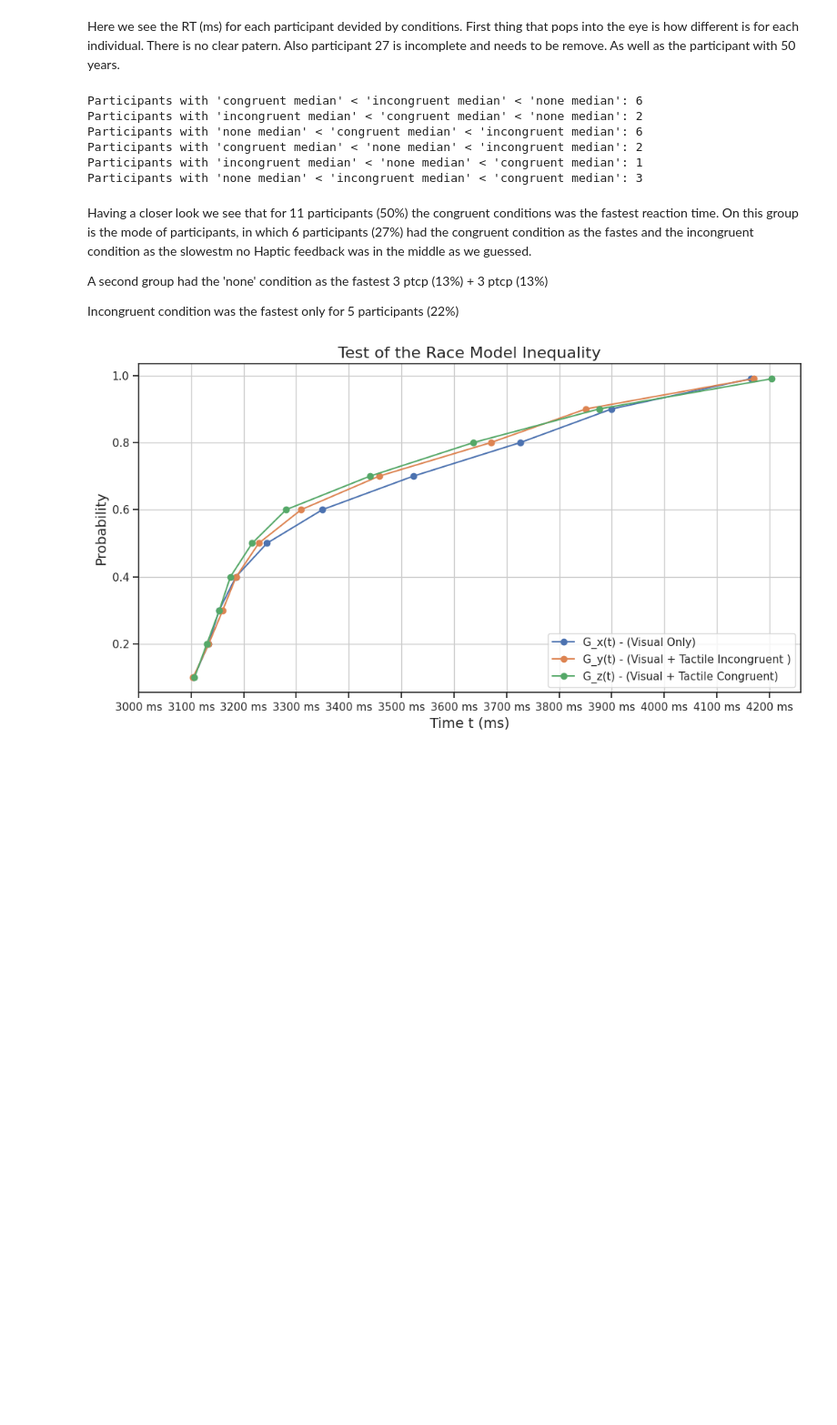
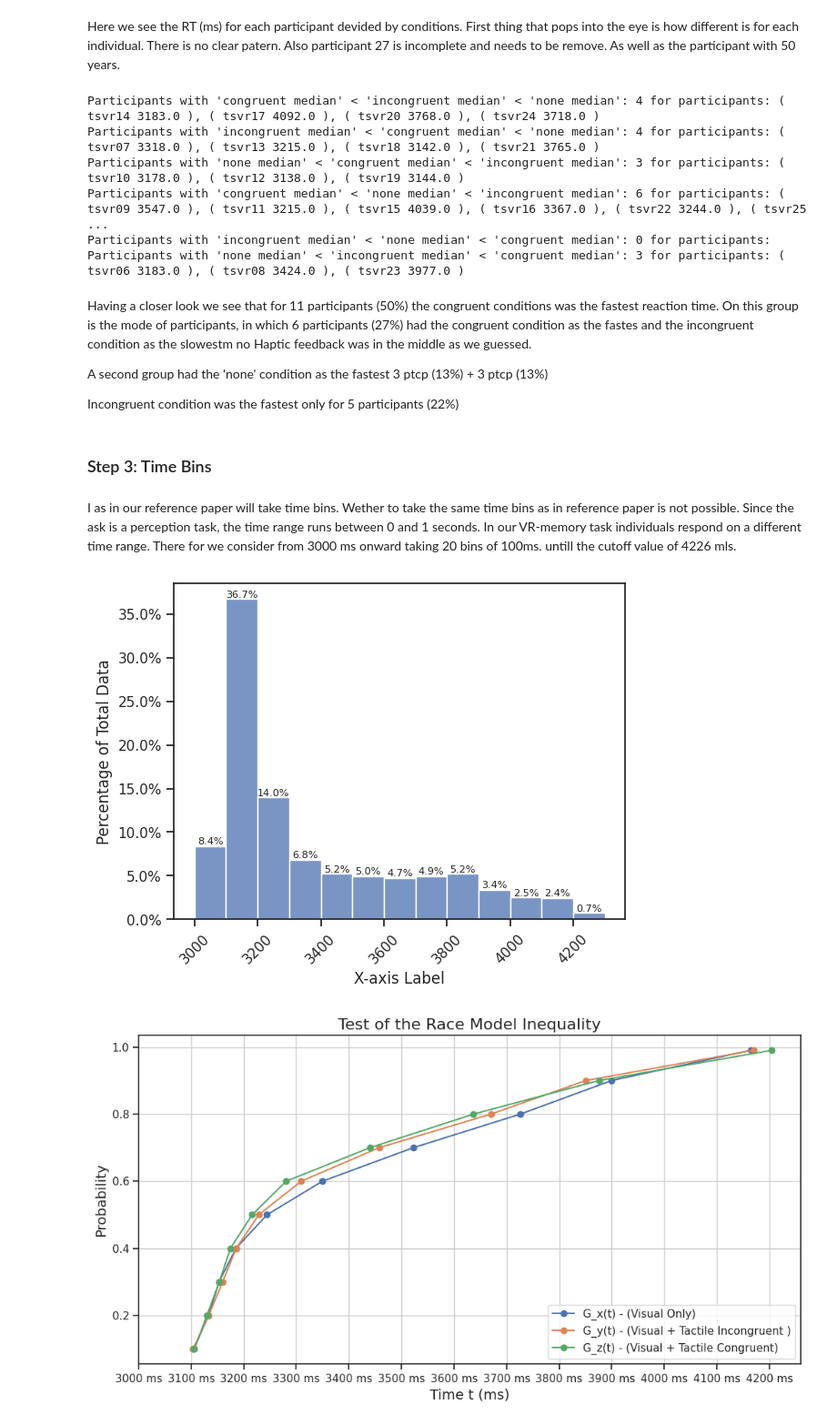
Before and after one commit to BenjaminDupre/m-b_thesis, a Jupyter notebook: Analysis/Analysis..ipynb, the cells around one changed output. Shown at 91% size. Drawn from its saved outputs; the diff is of its cells as text; code cells hidden in the pictures; blank space fills up the shorter version.

```diff
--- a/Analysis/Analysis..ipynb
+++ b/Analysis/Analysis..ipynb
@@ -666,8 +689,14 @@ Here we see the RT (ms) for each participant devided by conditions. First thing
 # %%
 # Calculate the median RT for each condition
 median_rt = work_df_no_outl.groupby(['ptcp', 'feedbackType'])['time_ms'].median().unstack()
-
+median_rt['overall'] = work_df_no_outl.groupby('ptcp')['time_ms'].median()
 # Check for the pattern
+pattern_pairs = []
+pattern_pairs_f = []
+pattern_pairs_s = []
+pattern_pairs_t = []
+pattern_pairs_fo = []
+pattern_pairs_fi= []
 pattern_count = 0
 f_pattern_count = 0
 s_pattern_count = 0
@@ -679,42 +708,88 @@ for participant in median_rt.index:
     if (median_rt.loc[participant, 'congruent'] < median_rt.loc[participant, 'incongruent']
             < median_rt.loc[participant, 'none']):
         pattern_count += 1
+        pair = '( '+participant +' '+str(median_rt.loc[participant, 'overall'])+' )'
+        pattern_pairs.append(pair)
     elif (median_rt.loc[participant, 'incongruent'] < median_rt.loc[participant, 'congruent']
             < median_rt.loc[participant, 'none']):
         f_pattern_count += 1
+        pair = '( '+participant +' '+str(median_rt.loc[participant, 'overall'])+' )'
+        pattern_pairs_f.append(pair)
     elif (median_rt.loc[participant, 'none'] < median_rt.loc[participant, 'congruent']
             < median_rt.loc[participant, 'incongruent']):
         s_pattern_count += 1
+        pair = '( '+participant +' '+str(median_rt.loc[participant, 'overall'])+' )'
+        pattern_pairs_s.append(pair)
     elif (median_rt.loc[participant, 'congruent'] < median_rt.loc[participant, 'none']
             < median_rt.loc[participant, 'incongruent']):
         t_pattern_count += 1
+        pair = '( '+participant +' '+str(median_rt.loc[participant, 'overall'])+' )'
+        pattern_pairs_t.append(pair)
     elif (median_rt.loc[participant, 'incongruent'] < median_rt.loc[participant, 'none']
             < median_rt.loc[participant, 'congruent']):
         fo_pattern_count += 1
+        pair = '( '+participant +' '+str(median_rt.loc[participant, 'overall'])+' )'
+        pattern_pairs_fo.append(pair)
     elif (median_rt.loc[participant, 'none'] < median_rt.loc[participant, 'incongruent']
             < median_rt.loc[participant, 'congruent']):
         fi_pattern_count += 1
+        pair = '( '+participant +' '+str(median_rt.loc[participant, 'overall'])+' )'
+        pattern_pairs_fi.append(pair)
 
 # Display the count of participants with the pattern
-print(f"Participants with 'congruent median' < 'incongruent median' < 'none median': {pattern_count}")
-print(f"Participants with 'incongruent median' < 'congruent median' < 'none median': {f_pattern_count}")
-print(f"Participants with 'none median' < 'congruent median' < 'incongruent median': {s_pattern_count}")
-print(f"Participants with 'congruent median' < 'none median' < 'incongruent median': {t_pattern_count}")
-print(f"Participants with 'incongruent median' < 'none median' < 'congruent median': {fo_pattern_count}")
-print(f"Participants with 'none median' < 'incongruent median' < 'congruent median': {fi_pattern_count}")
+print(f"Participants with 'congruent median' < 'incongruent median' < 'none median': {pattern_count} for participants: {', '.join(pattern_pairs)}")
+print(f"Participants with 'incongruent median' < 'congruent median' < 'none median': {f_pattern_count} for participants: {', '.join(pattern_pairs_f)}")
+print(f"Participants with 'none median' < 'congruent median' < 'incongruent median': {s_pattern_count} for participants: {', '.join(pattern_pairs_s)}")
+print(f"Participants with 'congruent median' < 'none median' < 'incongruent median': {t_pattern_count} for participants: {', '.join(pattern_pairs_t)}")
+print(f"Participants with 'incongruent median' < 'none median' < 'congruent median': {fo_pattern_count} for participants: {', '.join(pattern_pairs_fo)}")
+print(f"Participants with 'none median' < 'incongruent median' < 'congruent median': {fi_pattern_count} for participants: {', '.join(pattern_pairs_fi)}")
 # %% [output]
-Participants with 'congruent median' < 'incongruent median' < 'none median': 6
-Participants with 'incongruent median' < 'congruent median' < 'none median': 2
-Participants with 'none median' < 'congruent median' < 'incongruent median': 6
-Participants with 'congruent median' < 'none median' < 'incongruent median': 2
-Participants with 'incongruent median' < 'none median' < 'congruent median': 1
-Participants with 'none median' < 'incongruent median' < 'congruent median': 3
+Participants with 'congruent median' < 'incongruent median' < 'none median': 4 for participants: ( tsvr14 3183.0 ), ( tsvr17 4092.0 ), ( tsvr20 3768.0 ), ( tsvr24 3718.0 )
+Participants with 'incongruent median' < 'congruent median' < 'none median': 4 for participants: ( tsvr07 3318.0 ), ( tsvr13 3215.0 ), ( tsvr18 3142.0 ), ( tsvr21 3765.0 )
+Participants with 'none median' < 'congruent median' < 'incongruent median': 3 for participants: ( tsvr10 3178.0 ), ( tsvr12 3138.0 ), ( tsvr19 3144.0 )
+Participants with 'congruent median' < 'none median' < 'incongruent median': 6 for participants: ( tsvr09 3547.0 ), ( tsvr11 3215.0 ), ( tsvr15 4039.0 ), ( tsvr16 3367.0 ), ( tsvr22 3244.0 ), ( tsvr25 ...
+Participants with 'incongruent median' < 'none median' < 'congruent median': 0 for participants:
+Participants with 'none median' < 'incongruent median' < 'congruent median': 3 for participants: ( tsvr06 3183.0 ), ( tsvr08 3424.0 ), ( tsvr23 3977.0 )
 # %% [markdown]
 Having a closer look we see that for 11 participants (50%) the congruent conditions was the fastest reaction time. On this group is the mode of participants, in which 6 participants (27%) had the congruent condition as the fastes and the incongruent condition as the slowestm no Haptic feedback was in the middle as we guessed.
 
 A second group had the 'none' condition as the fastest 3 ptcp (13%) + 3 ptcp (13%)
 
 Incongruent condition was the fastest only for 5 participants (22%)
+# %% [markdown]
+### Step 3: Time Bins
+# %% [markdown]
+I as in our reference paper will take time bins. Wether to take the same time bins as in reference paper is not possible. Since the ask is a perception task, the time range runs between 0 and 1 seconds. In our VR-memory task individuals respond on a different time range. There for we consider from 3000 ms onward taking 20 bins of 100ms. untill the cutoff value of 4226 mls.
+# %%
+
+
+# Define the bin edges
+bin_edges = range(3000, int(work_df_no_outl['time_ms'].max()) + 100, 100)
+
+# Create the histogram with custom bin edges
+ax = sns.histplot(data=work_df_no_outl, x='time_ms', bins=bin_edges, stat='percent')
+
+# Customize the number of x-tick labels
+plt.xticks(rotation=45)
+
+# Format y-axis labels as percentages with one decimal place
+ax.yaxis.set_major_formatter(plt.FuncFormatter(lambda x, _: f'{x:.1f}%'))
+
+# Add labels to the x and y axes
+plt.xlabel('X-axis Label')
+plt.ylabel('Percentage of Total Data')
+
+# Add text with the percentage on top of each bar
+for bar in ax.patches:
+    percentage = bar.get_height()
+    ax.annotate(f'{percentage:.1f}%',
+                (bar.get_x() + bar.get_width() / 2, bar.get_height()),
+                ha='center', va='bottom', fontsize=8)
+
+# Show the plot
+plt.show()
+# %% [output]
+[figure, added]
 # %%
 #---CUMULATIVE DISTRIBUTION---------------------------------------------
 # using correct counter
```
Also changed, not shown: parts of 29 cells of this notebook, 1 other file.
